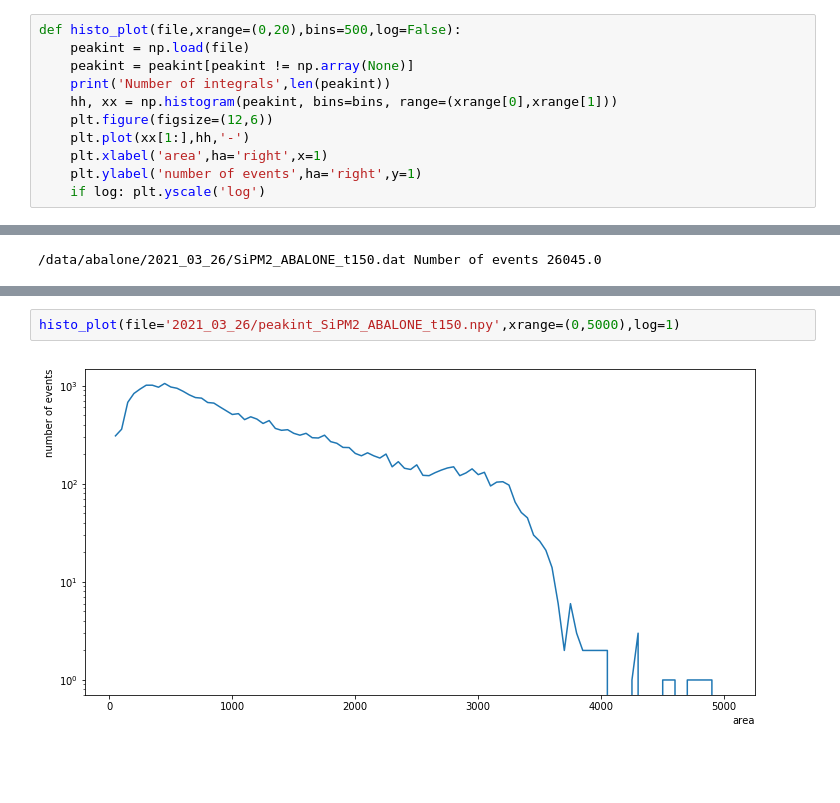
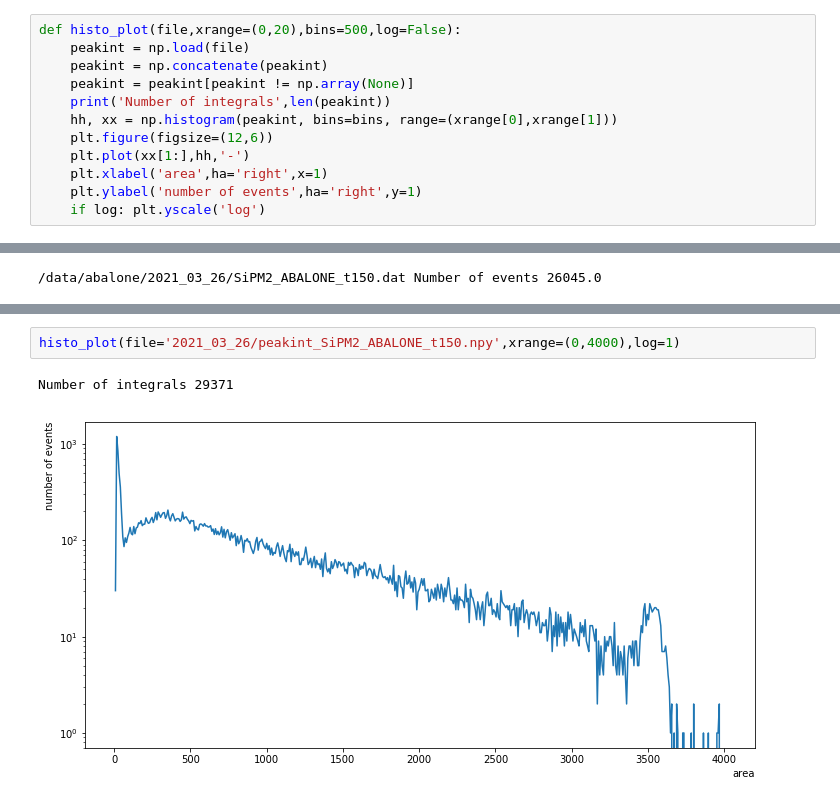
Before and after one commit to valerioda/abalone, a Jupyter notebook: process_data_26Mar2021.ipynb, the cells around one changed output, grey strips where cells are left out. Drawn from its saved outputs; the diff is of its cells as text; blank space fills up the shorter version.

```diff
--- a/process_data_26Mar2021.ipynb
+++ b/process_data_26Mar2021.ipynb
@@ -27,6 +30,7 @@ for i in range(1):
 # %%
 def histo_plot(file,xrange=(0,20),bins=500,log=False):
     peakint = np.load(file)
+    peakint = np.concatenate(peakint)
     peakint = peakint[peakint != np.array(None)]
     print('Number of integrals',len(peakint))
     hh, xx = np.histogram(peakint, bins=bins, range=(xrange[0],xrange[1]))
@@ -108,4 +141,5 @@ for i in range(3):
 # %%
-histo_plot(file='2021_03_26/peakint_SiPM2_ABALONE_t150.npy',xrange=(0,5000),log=1)
+histo_plot(file='2021_03_26/peakint_SiPM2_ABALONE_t150.npy',xrange=(0,4000),log=1)
 # %% [output]
+Number of integrals 29371
-[figure, old version]
+[figure, new version]
```
Also changed, not shown: parts of 14 cells of this notebook, 12 other files.
